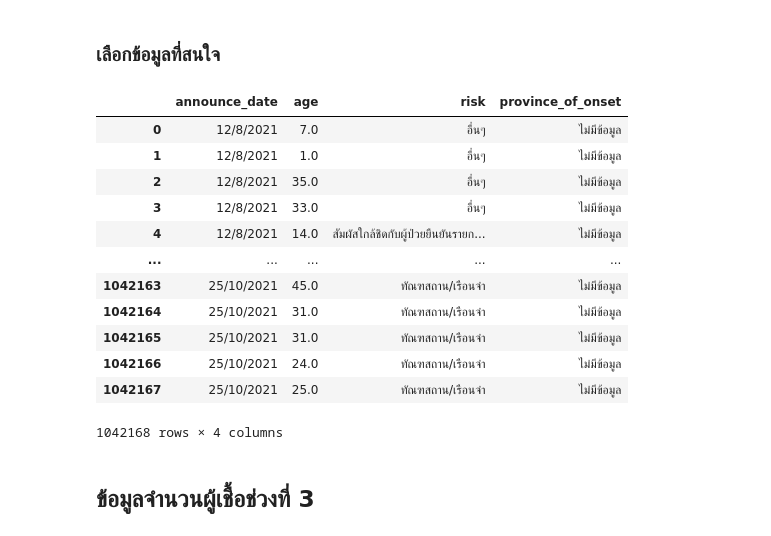
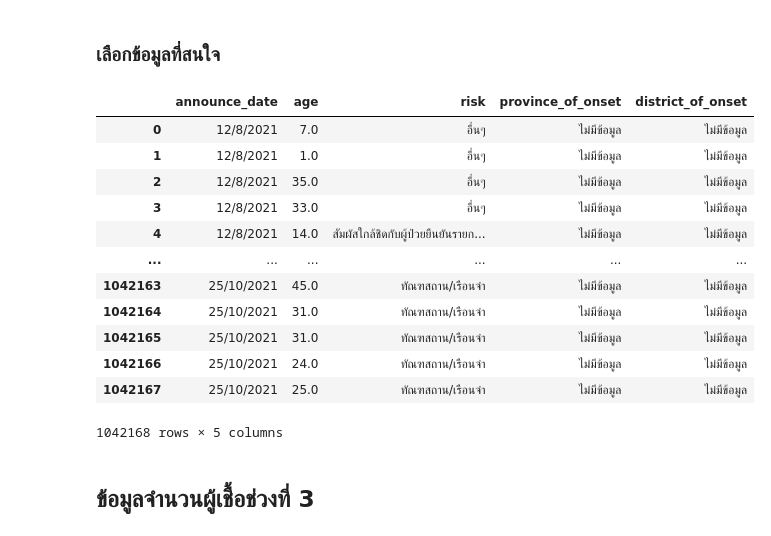
Before and after one commit to Octa-p/data_viz_2022, a Jupyter notebook: Final_Project.ipynb, the cells around one changed output. Drawn from its saved outputs; the diff is of its cells as text; code cells hidden in the pictures.

```diff
--- a/Final_Project.ipynb
+++ b/Final_Project.ipynb
@@ -366,22 +366,22 @@ dtype: int64
 # %% [markdown]
 ### เลือกข้อมูลที่สนใจ
 # %%
-data_02 = case1[['announce_date','age','risk','province_of_onset']]
+data_02 = case1[['announce_date','age','risk','province_of_onset','district_of_onset']]
 data_02
 # %% [output]
-|  | announce_date | age | risk | province_of_onset |
-| 0 | 12/8/2021 | 7.0 | อื่นๆ | ไม่มีข้อมูล |
-| 1 | 12/8/2021 | 1.0 | อื่นๆ | ไม่มีข้อมูล |
-| 2 | 12/8/2021 | 35.0 | อื่นๆ | ไม่มีข้อมูล |
-| 3 | 12/8/2021 | 33.0 | อื่นๆ | ไม่มีข้อมูล |
-| 4 | 12/8/2021 | 14.0 | สัมผัสใกล้ชิดกับผู้ป่วยยืนยันรายก... | ไม่มีข้อมูล |
-| ... | ... | ... | ... | ... |
-| 1042163 | 25/10/2021 | 45.0 | ทัณฑสถาน/เรือนจำ | ไม่มีข้อมูล |
-| 1042164 | 25/10/2021 | 31.0 | ทัณฑสถาน/เรือนจำ | ไม่มีข้อมูล |
-| 1042165 | 25/10/2021 | 31.0 | ทัณฑสถาน/เรือนจำ | ไม่มีข้อมูล |
-| 1042166 | 25/10/2021 | 24.0 | ทัณฑสถาน/เรือนจำ | ไม่มีข้อมูล |
-| 1042167 | 25/10/2021 | 25.0 | ทัณฑสถาน/เรือนจำ | ไม่มีข้อมูล |
+|  | announce_date | age | risk | province_of_onset | district_of_onset |
+| 0 | 12/8/2021 | 7.0 | อื่นๆ | ไม่มีข้อมูล | ไม่มีข้อมูล |
+| 1 | 12/8/2021 | 1.0 | อื่นๆ | ไม่มีข้อมูล | ไม่มีข้อมูล |
+| 2 | 12/8/2021 | 35.0 | อื่นๆ | ไม่มีข้อมูล | ไม่มีข้อมูล |
+| 3 | 12/8/2021 | 33.0 | อื่นๆ | ไม่มีข้อมูล | ไม่มีข้อมูล |
+| 4 | 12/8/2021 | 14.0 | สัมผัสใกล้ชิดกับผู้ป่วยยืนยันรายก... | ไม่มีข้อมูล | ไม่มีข้อมูล |
+| ... | ... | ... | ... | ... | ... |
+| 1042163 | 25/10/2021 | 45.0 | ทัณฑสถาน/เรือนจำ | ไม่มีข้อมูล | ไม่มีข้อมูล |
+| 1042164 | 25/10/2021 | 31.0 | ทัณฑสถาน/เรือนจำ | ไม่มีข้อมูล | ไม่มีข้อมูล |
+| 1042165 | 25/10/2021 | 31.0 | ทัณฑสถาน/เรือนจำ | ไม่มีข้อมูล | ไม่มีข้อมูล |
+| 1042166 | 25/10/2021 | 24.0 | ทัณฑสถาน/เรือนจำ | ไม่มีข้อมูล | ไม่มีข้อมูล |
+| 1042167 | 25/10/2021 | 25.0 | ทัณฑสถาน/เรือนจำ | ไม่มีข้อมูล | ไม่มีข้อมูล |
-1042168 rows × 4 columns
+1042168 rows × 5 columns
 # %% [markdown]
 ## ข้อมูลจำนวนผู้เชื้อช่วงที่ 3
 # %%
```
Also changed, not shown: parts of 11 cells of this notebook.
